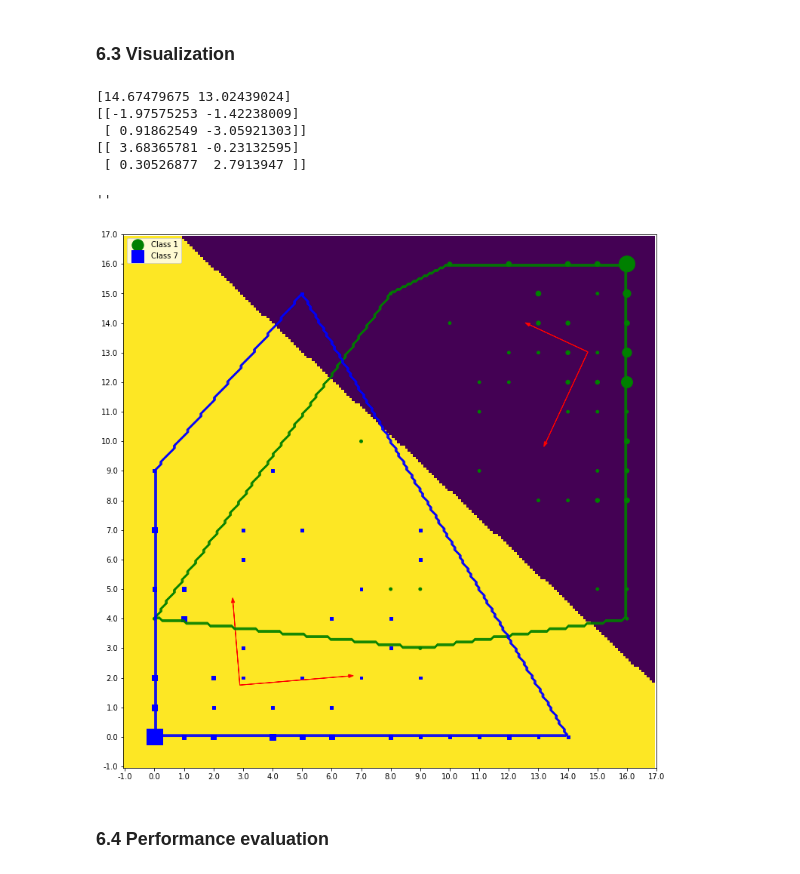
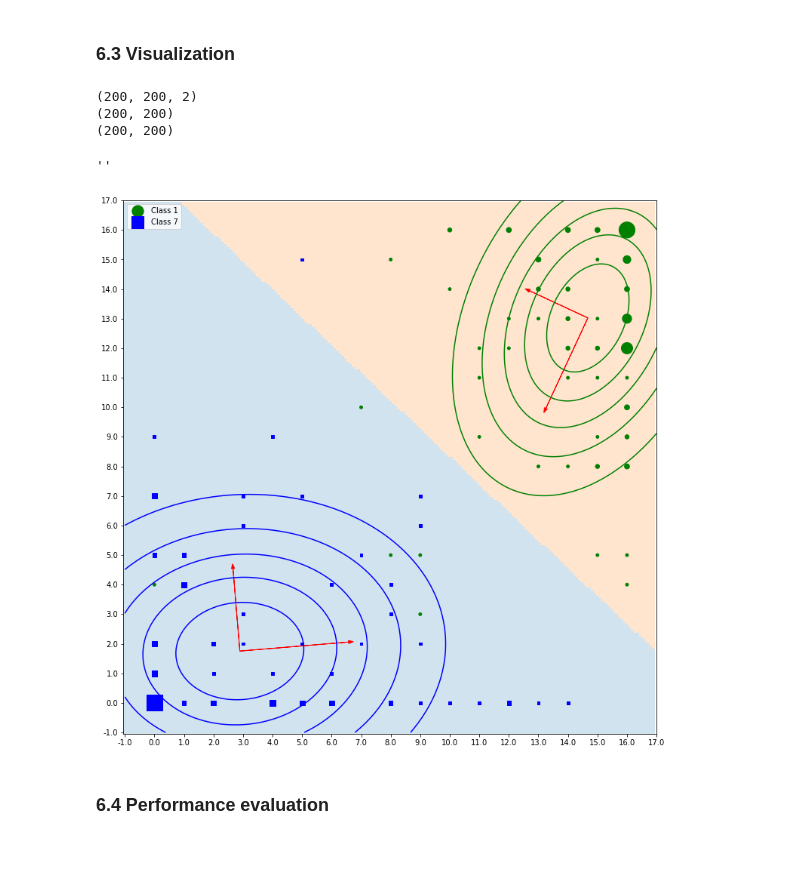
Before and after one commit to LarsKue/FML, a Jupyter notebook: ex02/qda-lda-nico.ipynb, the cells around one changed output. Saved outputs shown, nothing was run; the diff lists cells and outputs as text; code cells hidden in the pictures.

```diff
--- a/ex02/qda-lda-nico.ipynb
+++ b/ex02/qda-lda-nico.ipynb
@@ -267,9 +274,6 @@ train error =   0.027777777777777776
 # %%
 plt.figure(figsize=(13,13))
 
-reduced_x_train = reduce_dimensions(x_train)
-unique_x_train_1, count_x_train_1 = np.unique(reduced_x_train[:,y_train == 1], axis=1, return_counts=True)
-unique_x_train_7, count_x_train_7 = np.unique(reduced_x_train[:,y_train == 7], axis=1, return_counts=True)
 
 grid = np.array(np.meshgrid(np.linspace(-1,17,200), np.linspace(-1,17,200)))
 grid = np.moveaxis(grid, 0, -1)
@@ -283,7 +287,7 @@ for k, (Sigma_k, color) in enumerate(zip(covmat, ["green", "blue"])):
     diff = grid - mu[k]
     #print(diff)
 
-    prod = (diff[:,:,:,np.newaxis] * Sigma_k_inverse).sum(axis=3)
+    prod = (diff[:,:,np.newaxis,:] * Sigma_k_inverse).sum(axis=3)
     exponent = -0.5 * (prod * diff).sum(axis=2)
 
     N = 1 / (np.sqrt((2*np.pi)**2)*Sigma_det)
@@ -304,7 +308,13 @@ grid = np.array(np.meshgrid(np.linspace(-1,17,200), np.linspace(-1,17,200)))
 for i in range(200):
     data.append(predict_qda(mu, covmat, p, grid[:,:,i].T))
 
-plt.imshow(np.array(data), interpolation='nearest', origin='lower')
+
+reduced_x_train = reduce_dimensions(x_train)
+unique_x_train_1, count_x_train_1 = np.unique(reduced_x_train[:,y_train == 1], axis=1, return_counts=True)
+unique_x_train_7, count_x_train_7 = np.unique(reduced_x_train[:,y_train == 7], axis=1, return_counts=True)
+
+cmap = colors.ListedColormap(['C1', 'C0'])
+plt.imshow(np.array(data), interpolation='nearest', origin='lower', cmap=cmap, alpha=0.2)
 plt.scatter((unique_x_train_1[0]+1)*200./18, (unique_x_train_1[1]+1)*200./18, s=15*count_x_train_1, color="green", marker="o", label="Class 1")
 plt.scatter((unique_x_train_7[0]+1)*200./18, (unique_x_train_7[1]+1)*200./18, s=15*count_x_train_7, color="blue", marker="s", label="Class 7")
 plt.xticks(np.linspace(0,200,19), np.linspace(-1,17,19))
@@ -316,6 +326,8 @@ for Sigma_k, mu_k in zip(covmat, mu):
     eigenvalues, eigenvector = np.linalg.eig(Sigma_k)
     scaled_eigenvectors = eigenvector * np.sqrt(eigenvalues)
     #print(scaled_eigenvectors)
+    #print(Sigma_k)
+
 
     plt.arrow(*((mu_k+1)*200./18), *(scaled_eigenvectors.T[0]*200./18), color="red", head_width=1.2)
     plt.arrow(*((mu_k+1)*200./18), *(scaled_eigenvectors.T[1]*200./18), color="red", head_width=1.2)
@@ -457,63 +469,72 @@ train error =   0.027777777777777776
 # %%
 plt.figure(figsize=(13,13))
 
-from scipy.interpolate import griddata
 
-reduced_x_train = reduce_dimensions(x_train)
-unique_x_train_1, count_x_train_1 = np.unique(reduced_x_train[:,y_train == 1], axis=1, return_counts=True)
-unique_x_train_7, count_x_train_7 = np.unique(reduced_x_train[:,y_train == 7], axis=1, return_counts=True)
+grid = np.array(np.meshgrid(np.linspace(-1,17,200), np.linspace(-1,17,200)))
+grid = np.moveaxis(grid, 0, -1)
+print(grid.shape)
 
-z = np.log(1/count_x_train_1)
-z = np.ones(shape=count_x_train_1.shape)
-xi, yi = np.meshgrid(np.linspace(0,200,200), np.linspace(0,200,200))
-zi = griddata((unique_x_train_1.T+1)*200/18, z, (xi, yi), method='linear', fill_value=0)
-CS = plt.contour(xi, yi, zi, 15, linewidths=0.5, colors='green')
+for k, (Sigma_k, color) in enumerate(zip(covmat, ["green", "blue"])):
+    Sigma_k_inverse = np.linalg.inv(Sigma_k)
+    Sigma_det = np.linalg.det(Sigma_k)
 
-z = np.log(1/count_x_train_7)
-z = np.ones(shape=count_x_train_7.shape)
-xi, yi = np.meshgrid(np.linspace(0,200,200), np.linspace(0,200,200))
-zi = griddata((unique_x_train_7.T+1)*200/18, z, (xi, yi), method='linear', fill_value=0)
-CS = plt.contour(xi, yi, zi, 15, linewidths=0.5, colors='blue')
+    #print(mu[k])
+    diff = grid - mu[k]
+    #print(diff)
+
+    prod = (diff[:,:,np.newaxis,:] * Sigma_k_inverse).sum(axis=3)
+    exponent = -0.5 * (prod * diff).sum(axis=2)
+
+    N = 1 / (np.sqrt((2*np.pi)**2)*Sigma_det)
+
+    zi = N * np.exp(exponent)
+    print(zi.shape)
+
+    xi, yi = np.meshgrid(np.linspace(0,200,200), np.linspace(0,200,200))
+    CS = plt.contour(xi, yi, zi, 5, linewidths=1.5, colors=color)
 
 
 
 
 mu, covmat, Sigma_w, p = fit_lda(reduced_x.T, y_train)
 data = []
 grid = np.array(np.meshgrid(np.linspace(-1,17,200), np.linspace(-1,17,200)))
 for i in range(200):
     data.append(predict_lda(mu, covmat, Sigma_w, p, grid[:,:,i].T))
 
-plt.imshow(np.array(data), interpolation='nearest', origin='lower')
+reduced_x_train = reduce_dimensions(x_train)
+unique_x_train_1, count_x_train_1 = np.unique(reduced_x_train[:,y_train == 1], axis=1, return_counts=True)
+unique_x_train_7, count_x_train_7 = np.unique(reduced_x_train[:,y_train == 7], axis=1, return_counts=True)
+
+cmap = colors.ListedColormap(['C1', 'C0'])
+plt.imshow(np.array(data), interpolation='nearest', origin='lower', cmap=cmap, alpha=0.2)
 plt.scatter((unique_x_train_1[0]+1)*200./18, (unique_x_train_1[1]+1)*200./18, s=15*count_x_train_1, color="green", marker="o", label="Class 1")
 plt.scatter((unique_x_train_7[0]+1)*200./18, (unique_x_train_7[1]+1)*200./18, s=15*count_x_train_7, color="blue", marker="s", label="Class 7")
 plt.xticks(np.linspace(0,200,19), np.linspace(-1,17,19))
 plt.yticks(np.linspace(0,200,19), np.linspace(-1,17,19))
 
 
-print(mu[0])
+#print(mu[0])
 for Sigma_k, mu_k in zip(covmat, mu):
     eigenvalues, eigenvector = np.linalg.eig(Sigma_k)
     scaled_eigenvectors = eigenvector * np.sqrt(eigenvalues)
-    print(scaled_eigenvectors)
+    #print(scaled_eigenvectors)
 
     plt.arrow(*((mu_k+1)*200./18), *(scaled_eigenvectors.T[0]*200./18), color="red", head_width=1.2)
     plt.arrow(*((mu_k+1)*200./18), *(scaled_eigenvectors.T[1]*200./18), color="red", head_width=1.2)
 
 
 
 
 plt.legend(loc="upper left")
 
 ;
 # %% [output]
-[14.67479675 13.02439024]
-[[-1.97575253 -1.42238009]
- [ 0.91862549 -3.05921303]]
-[[ 3.68365781 -0.23132595]
- [ 0.30526877  2.7913947 ]]
+(200, 200, 2)
+(200, 200)
+(200, 200)
 ''
-[figure, old version]
+[figure, new version]
 # %% [markdown]
 ### 6.4 Performance evaluation
 # %%
```
Also changed, not shown: parts of 4 cells of this notebook.
